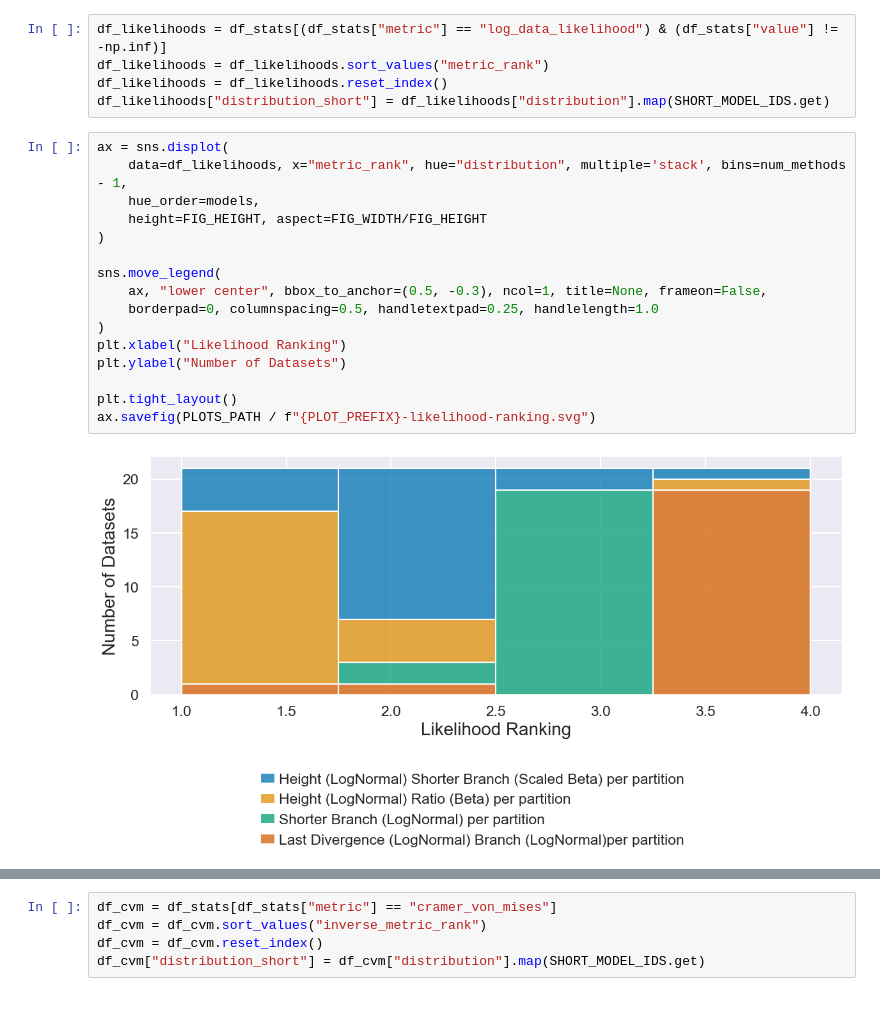
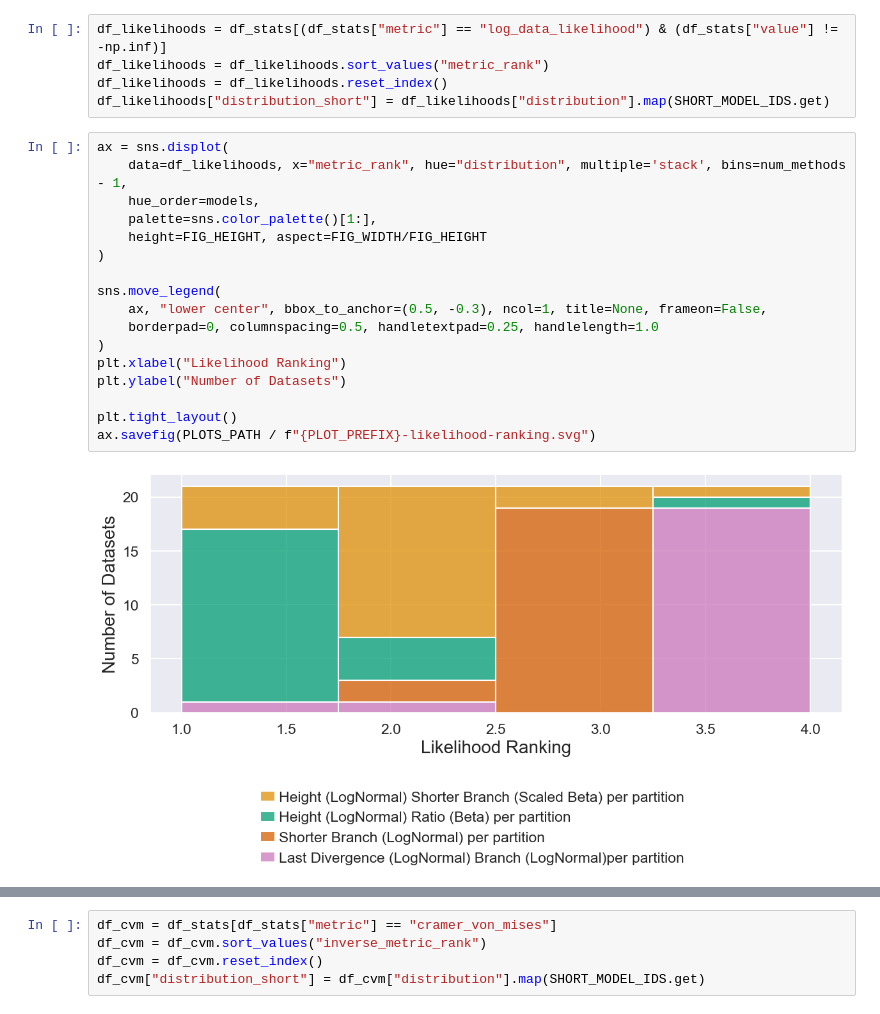
Before and after one commit to tochsner/ccd-validation, a Jupyter notebook: src/julia_analysis/julia_analysis.ipynb, the cells around one changed output, grey strips where cells are left out. Drawn from its saved outputs; the diff is of its cells as text.

Commit message:
Update analysis colors.

```diff
--- a/src/julia_analysis/julia_analysis.ipynb
+++ b/src/julia_analysis/julia_analysis.ipynb
@@ -78,21 +78,22 @@ df_likelihoods["distribution_short"] = df_likelihoods["distribution"].map(SHORT_
 # %%
 ax = sns.displot(
     data=df_likelihoods, x="metric_rank", hue="distribution", multiple='stack', bins=num_methods - 1,
     hue_order=models,
+    palette=sns.color_palette()[1:],
     height=FIG_HEIGHT, aspect=FIG_WIDTH/FIG_HEIGHT
 )
 
 sns.move_legend(
     ax, "lower center", bbox_to_anchor=(0.5, -0.3), ncol=1, title=None, frameon=False,
     borderpad=0, columnspacing=0.5, handletextpad=0.25, handlelength=1.0
 )
 plt.xlabel("Likelihood Ranking")
 plt.ylabel("Number of Datasets")
 
 plt.tight_layout()
 ax.savefig(PLOTS_PATH / f"{PLOT_PREFIX}-likelihood-ranking.svg")
 # %% [output]
-[figure, old version]
+[figure, new version]
 # %%
 plt.figure(figsize=(FIG_WIDTH, FIG_HEIGHT))
 
```
Also changed, not shown: parts of 6 cells of this notebook, 2 other files.
